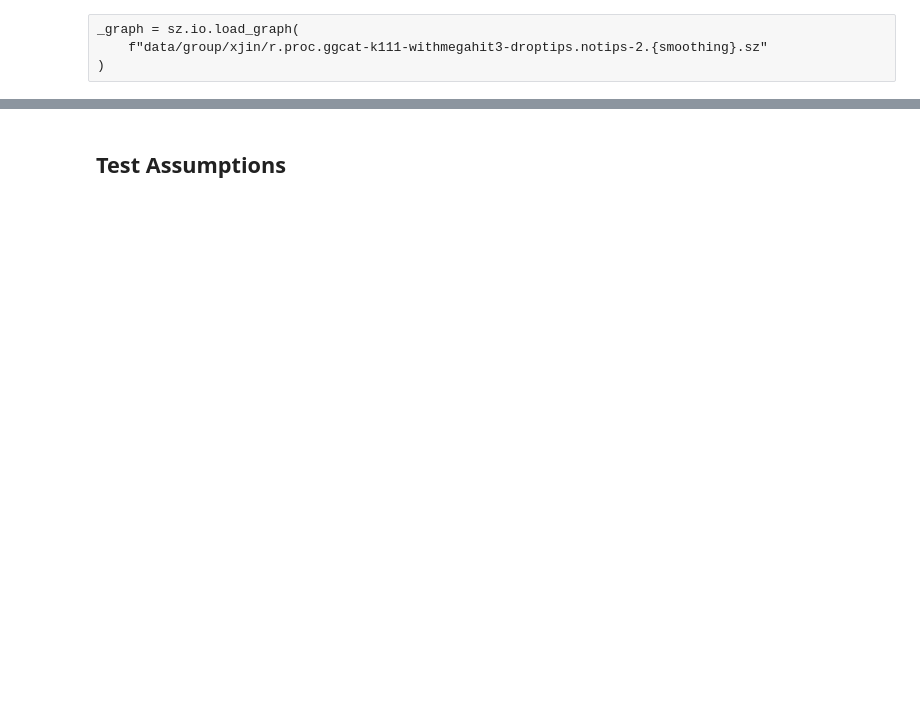
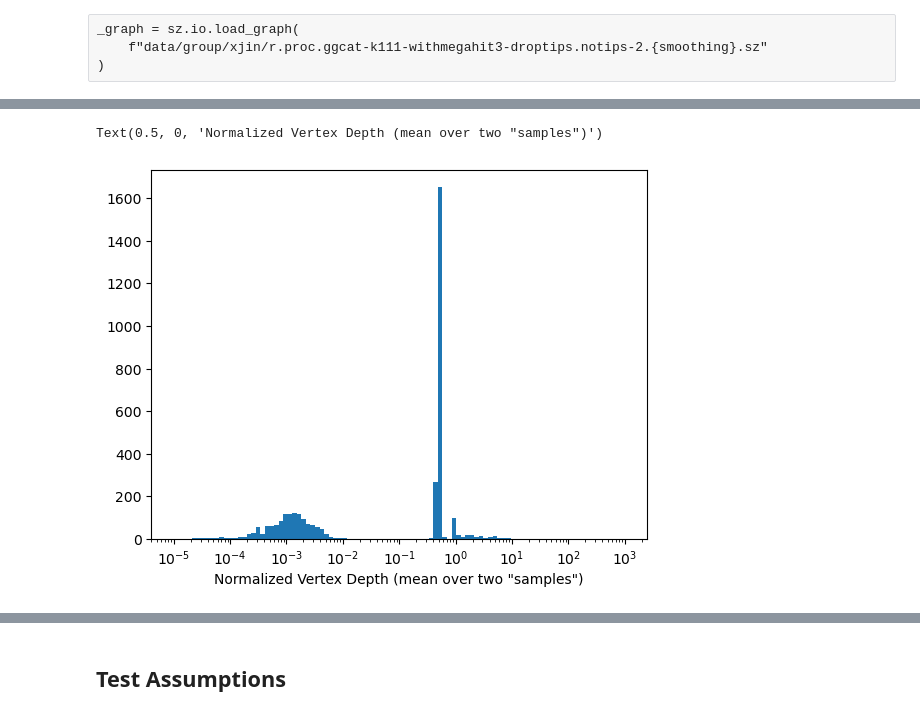
Before and after one commit to bsmith89/strain-aware-assembly, a Jupyter notebook: nb/explore_results.ipynb, the cells around one changed output, grey strips where cells are left out. Saved outputs shown, nothing was run; the diff lists cells and outputs as text; code cells hidden in the pictures; blank space fills up the shorter version.

```diff
--- a/nb/explore_results.ipynb
+++ b/nb/explore_results.ipynb
@@ -210,0 +242,8 @@ sns.clustermap(kraken_rabund, norm=mpl.colors.SymLogNorm(1e-5), metric='cosine')
+# %%
+bins = [0] + list(np.logspace(-5, 3, num=100))
+plt.hist(normalized_vertex_depth.mean(1), bins=bins)
+plt.xscale("log")
+plt.xlabel('Normalized Vertex Depth (mean over two "samples")')
+# %% [output]
+Text(0.5, 0, 'Normalized Vertex Depth (mean over two "samples")')
+[figure, added]
```
Also changed, not shown: parts of 41 cells of this notebook, 19 other files.
